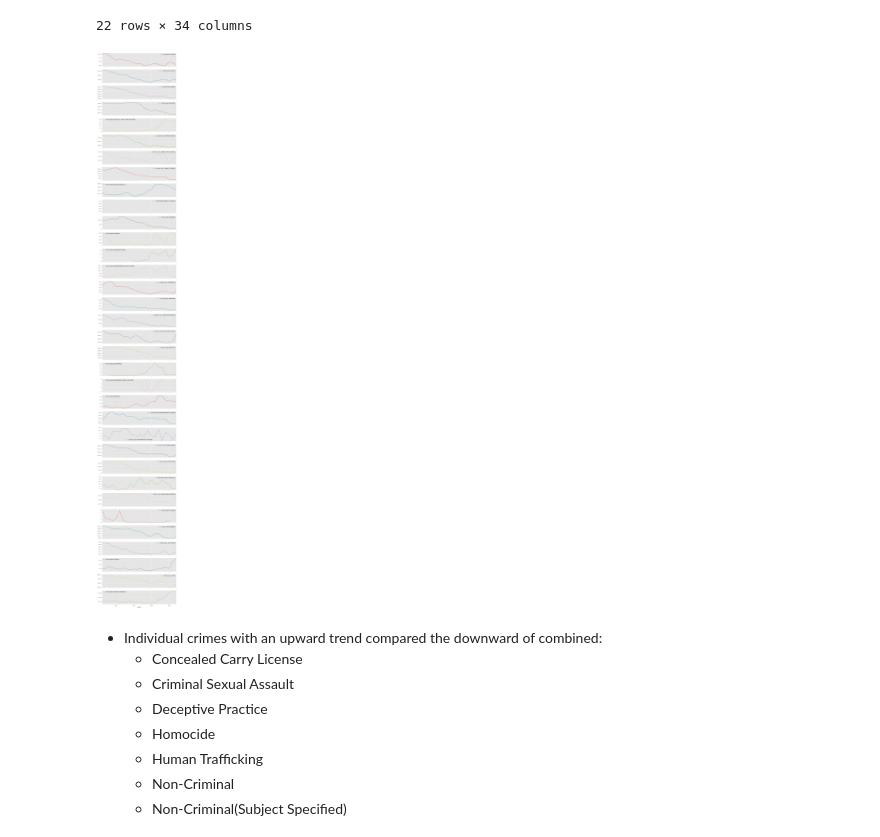
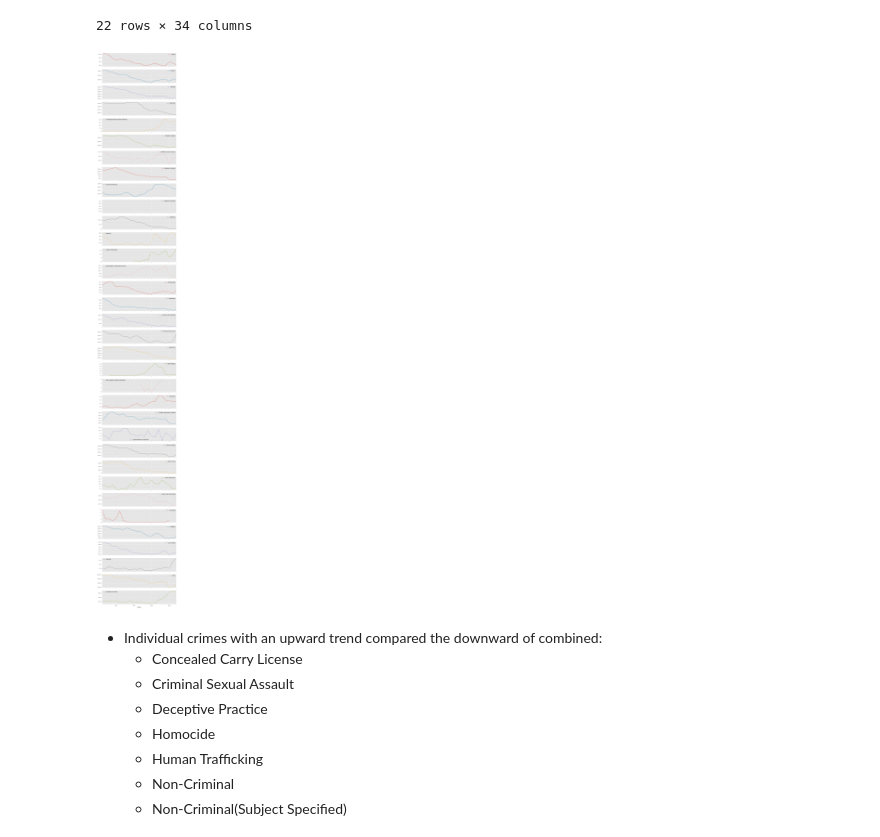
Before and after one commit to LoveidaLucero/Chicago-Crime-Trends, a Jupyter notebook: Part 1.ipynb, the cells around one changed output. Drawn from its saved outputs; the diff is of its cells as text; code cells hidden in the pictures.

```diff
--- a/Part 1.ipynb
+++ b/Part 1.ipynb
@@ -350,9 +350,9 @@ unstacked
 22 rows × 34 columns
 # %%
 # plot each individual crimes
-unstacked.plot(subplots=True,figsize=(10,75),grid=True);
+unstacked['Primary Type'].plot(subplots=True,figsize=(10,75),grid=True);
 # %% [output]
-[figure, old version]
+[figure, new version]
 # %% [markdown]
 - Individual crimes with an upward trend compared the downward of combined:
     - Concealed Carry License
```
Also changed, not shown: parts of 1 cell of this notebook.
